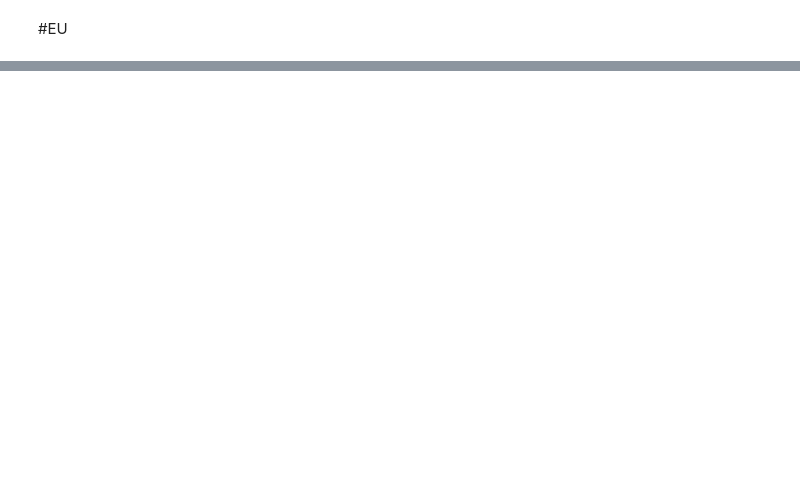
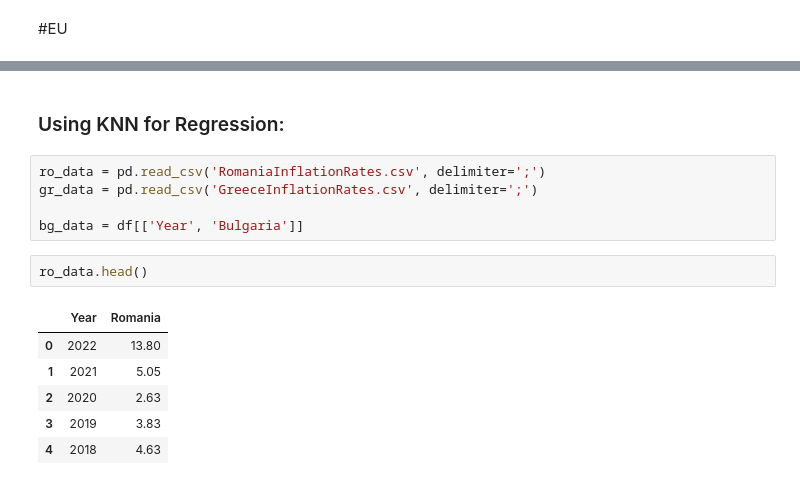
Before and after one commit to Kavakliyski/Machine-Learning-Project, a Jupyter notebook: main.ipynb, the cells around one changed output, grey strips where cells are left out. Drawn from its saved outputs; the diff is of its cells as text; blank space fills up the shorter version.

```diff
--- a/main.ipynb
+++ b/main.ipynb
@@ -185,0 +257,16 @@ Bulgaria vs EU - Root Mean Squared Error: 373.4467226505484
+# %% [markdown]
+### Using KNN for Regression:
+# %%
+ro_data = pd.read_csv('RomaniaInflationRates.csv', delimiter=';')
+gr_data = pd.read_csv('GreeceInflationRates.csv', delimiter=';')
+
+bg_data = df[['Year', 'Bulgaria']]
+# %%
+ro_data.head()
+# %% [output]
+|  | Year | Romania |
+| 0 | 2022 | 13.80 |
+| 1 | 2021 | 5.05 |
+| 2 | 2020 | 2.63 |
+| 3 | 2019 | 3.83 |
+| 4 | 2018 | 4.63 |
```
Also changed, not shown: parts of 34 cells of this notebook, 3 other files.
